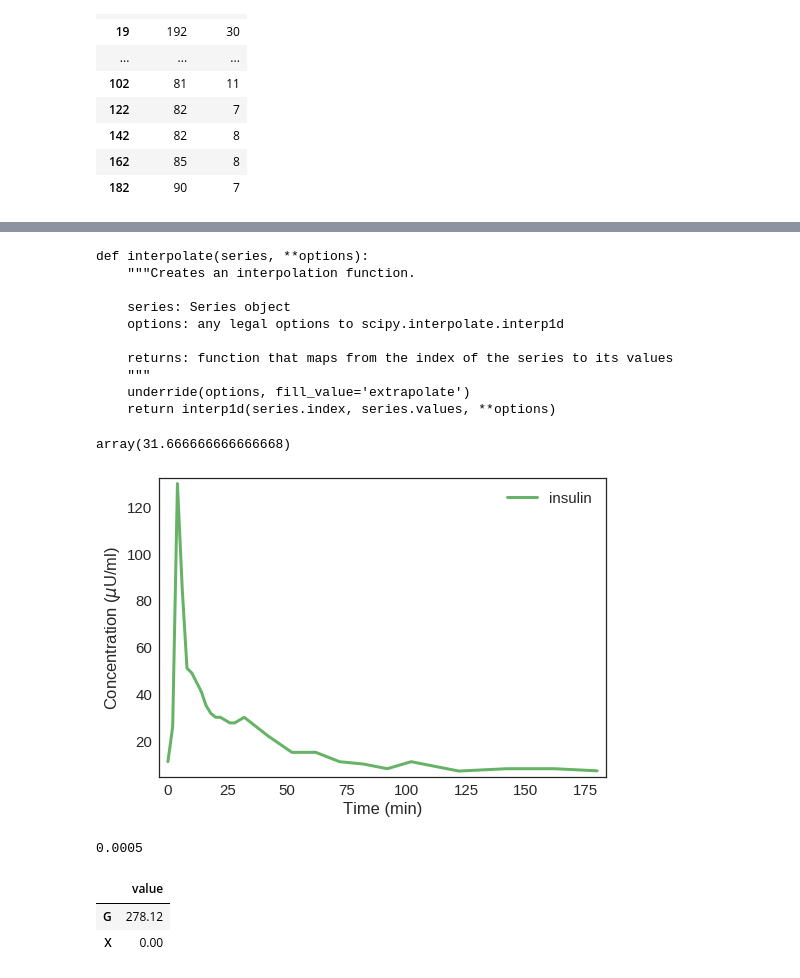
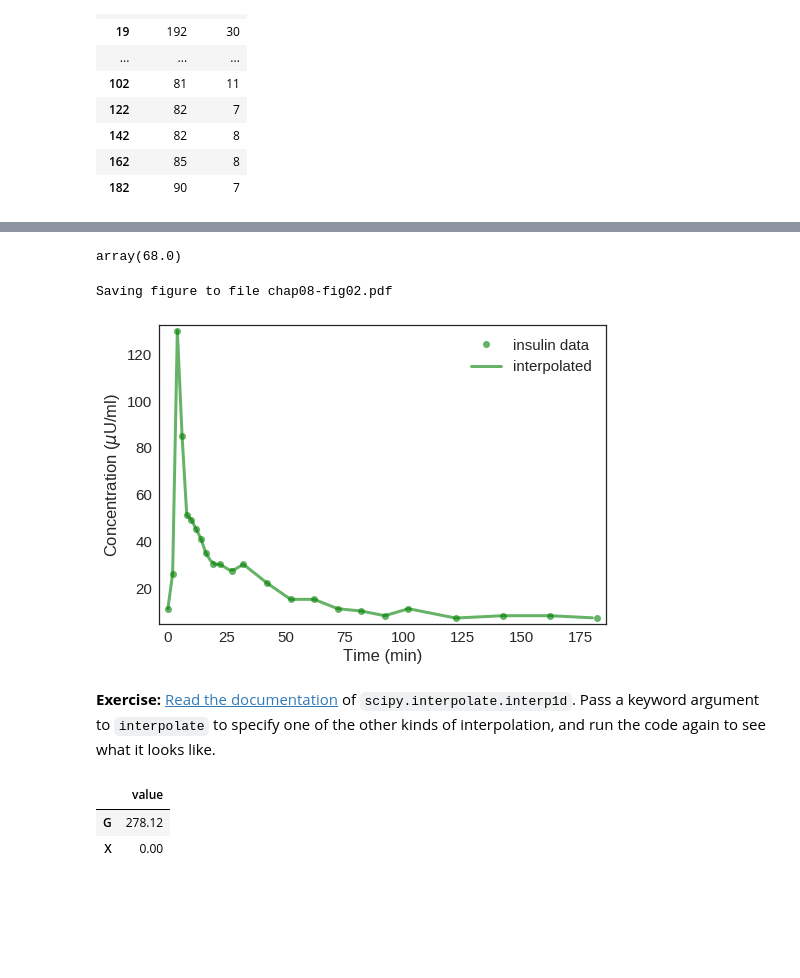
Before and after one commit to AllenDowney/ModSimPy, a Jupyter notebook: code/chap08soln.ipynb, the cells around one changed output, grey strips where cells are left out. Cells and saved outputs as stored; diff of their text form; code cells hidden in the pictures; blank space fills up the shorter version.

```diff
--- a/code/chap08soln.ipynb
+++ b/code/chap08soln.ipynb
@@ -76,13 +75,0 @@ Saving figure to file chap08-fig01.pdf
-# %%
-print(getsource(interpolate))
-# %% [output]
-def interpolate(series, **options):
-    """Creates an interpolation function.
-
-    series: Series object
-    options: any legal options to scipy.interpolate.interp1d
-
-    returns: function that maps from the index of the series to its values
-    """
-    underride(options, fill_value='extrapolate')
-    return interp1d(series.index, series.values, **options)
@@ -89,27 +78,29 @@ def interpolate(series, **options):
 # %%
 I = interpolate(df.insulin)
 # %%
-I(18)
+I(7)
 # %% [output]
-array(31.666666666666668)
+array(68.0)
 # %%
 ts = arange(0, 182, 2)
-plot(ts, I(ts), color='green', label='insulin')
+
+plot(df.insulin, 'go', label='insulin data')
+plot(ts, I(ts), color='green', label='interpolated')
 
 decorate(xlabel='Time (min)',
          ylabel='Concentration ($\mu$U/ml)')
+
+savefig('chap08-fig02.pdf')
 # %% [output]
+Saving figure to file chap08-fig02.pdf
-[figure, old version]
+[figure, new version]
+# %% [markdown]
+**Exercise:** [Read the documentation](https://docs.scipy.org/doc/scipy/reference/generated/scipy.interpolate.interp1d.html) of `scipy.interpolate.interp1d`.  Pass a keyword argument to `interpolate` to specify one of the other kinds of interpolation, and run the code again to see what it looks like.
 # %%
 k1 = 0.03
 k2 = 0.02
 k3 = 1e-05
 G0 = 290
-# %%
-S_I = k3 / k2
-S_I
-# %% [output]
-0.0005
 # %%
 Gb = df.glucose[0]
 Ib = df.insulin[0]
```
Also changed, not shown: parts of 59 cells of this notebook.
